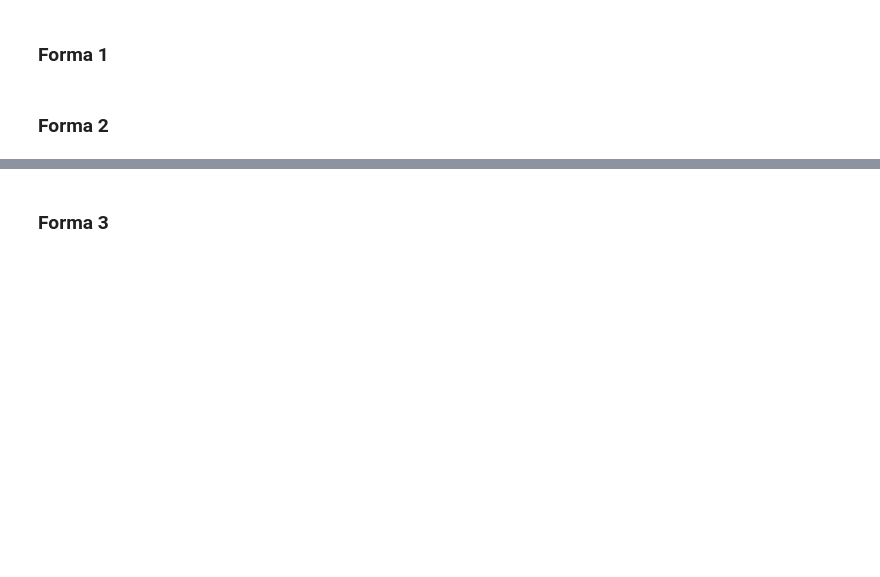
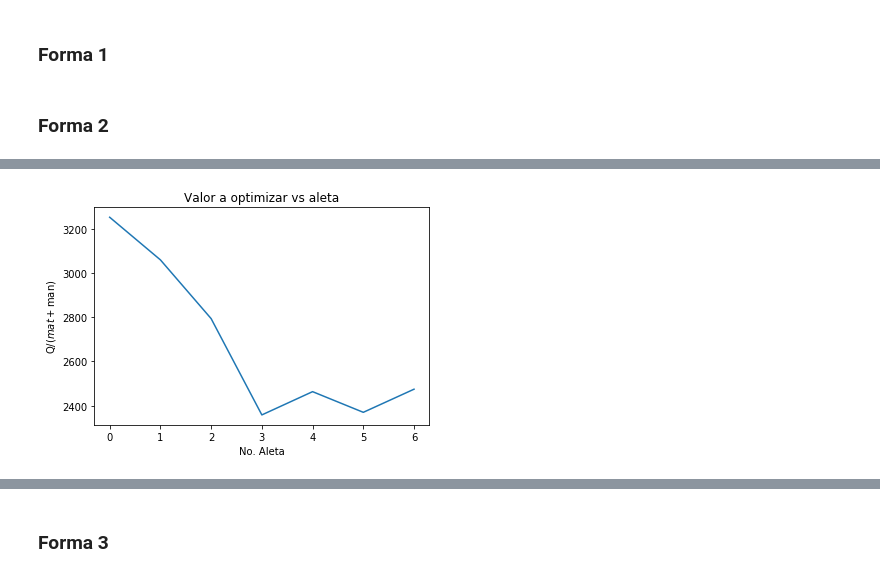
Before and after one commit to AndresFlorez-Git/Proyectos_Transferencia_de_Calor, a Jupyter notebook: Proyecto_1.ipynb, the cells around one changed output, grey strips where cells are left out. Saved outputs shown, nothing was run; the diff lists cells and outputs as text; code cells hidden in the pictures; blank space fills up the shorter version.

```diff
--- a/Proyecto_1.ipynb
+++ b/Proyecto_1.ipynb
@@ -39,18 +39,25 @@ warnings.filterwarnings("ignore")
 
 
 # Sección de parámetros de entrada
+h = 50.0
+k = 100.0
+
 B0 = 0.3
 Bn = 0.3
 L = 0.5
 l = 0.2
 b = 0.1
-hk = 0.5  # Parámetro h/k
+hk = h/k  # Parámetro h/k
 theta0 = 10.0
 thetan = 10.0
 
+
 # parámetros adicionales
+C_material = 1.0
+C_manufactura = 1.0
+
 x0 = L/3;
-N = 20   # Número de nodos
+N = 200   # Número de nodos
 
 x = np.linspace(0,L,N)
 delta = x[1]-x[0]
@@ -329,9 +336,12 @@ polo[0,0] = -theta0*beta[1]
 polo[N-3,0] = -thetan*alpha[N-2]
 
 Temp_theta = np.dot(np.linalg.inv(Atlas),polo)
+Temp_theta = np.insert(Temp_theta,0,theta0)
+Temp_theta = np.insert(Temp_theta,N-1,thetan)
 # %% [markdown]
 ### Forma 2
 # %%
+Area = np.zeros(N)
 B = np.zeros(N)
 dB = np.zeros(N)
 P = np.zeros(N)
@@ -343,36 +353,69 @@ gamma = np.zeros(N)
 Atlas = np.zeros((N-2,N-2))  # Matriz De coeficientes alpha, Beta, Gamma
 polo = np.zeros((N-2,1)) # Vector columna
 
-for i in range(0,N):
-    if i*delta <= x0:
-        B[i] = aletas[0][0](delta*i)
-        dB[i] = (aletas[0][0](delta*i+delta)-aletas[0][0](delta*i-delta))/(2*delta)
-    else:
-        B[i] = aletas[0][1](delta*i)
-        dB[i] = (aletas[0][1](delta*i+delta)-aletas[0][1](delta*i-delta))/(2*delta)
+optimizar = []
+
+for nn in range(0,len(aletas)):
+    for i in range(0,N):
+        if i*delta <= x0:
+            B[i] = aletas[nn][0](delta*i)
+            dB[i] = (aletas[nn][0](delta*i+delta)-aletas[nn][0](delta*i-delta))/(2*delta)
+        else:
+            B[i] = aletas[nn][1](delta*i)
+            dB[i] = (aletas[nn][1](delta*i+delta)-aletas[nn][1](delta*i-delta))/(2*delta)
 
 
-    P[i] = 2*(l+2*B[i])
-    alpha[i] = (l/delta)*dB[i]
-    beta[i] = (-l/delta)*dB[i]
-    gamma[i] = hk*P[i]
+        Area[i] = 2*l*B[i]
+        P[i] = 2*(l+2*B[i])
+        alpha[i] = (l/delta)*dB[i]
+        beta[i] = (-l/delta)*dB[i]
+        gamma[i] = hk*P[i]
 
-for i in range(0,N-2):
-    for j in range(0,N-2):
-        if (i == j) and (i!=0 and i!=N-3) :
-            Atlas[i,j-1] = beta[i+1]
-            Atlas[i,j+1] = alpha[i+1]
-        if (i == j):
-            Atlas[i,j] = -gamma[i+1]
-        if (i == j) and (i==0) :
-            Atlas[i,j+1] = alpha[i+1]
-        if (i == j) and (i==N-3) :
-            Atlas[i,j-1] = beta[i+1]
+    for i in range(0,N-2):
+        for j in range(0,N-2):
+            if (i == j) and (i!=0 and i!=N-3) :
+                Atlas[i,j-1] = beta[i+1]
+                Atlas[i,j+1] = alpha[i+1]
+            if (i == j):
+                Atlas[i,j] = -gamma[i+1]
+            if (i == j) and (i==0) :
+                Atlas[i,j+1] = alpha[i+1]
+            if (i == j) and (i==N-3) :
+                Atlas[i,j-1] = beta[i+1]
 
 
 
 
-polo[0,0] = -theta0*beta[1]
-polo[N-3,0] = -thetan*alpha[N-2]
+    polo[0,0] = -theta0*beta[1]
+    polo[N-3,0] = -thetan*alpha[N-2]
 
-Temp_theta = np.dot(np.linalg.inv(Atlas),polo)
+    Temp_theta = np.dot(np.linalg.inv(Atlas),polo)
+    Temp_theta = np.insert(Temp_theta,0,theta0)
+    Temp_theta = np.insert(Temp_theta,N-1,thetan)
+    Q = sum(delta*Temp_theta*P)*h
+    Valor_Material = C_material*max(Area)*L
+    Vol_Removido = sum(delta*(max(Area)-Area))
+    Valor_manufactura = C_manufactura*Vol_Removido
+    optimizar.append( Q/(Valor_Material+Valor_manufactura))
+plt.figure()
+plt.plot(optimizar)
+plt.title('Valor a optimizar vs aleta')
+plt.ylabel('Q/($mat + $man)')
+plt.xlabel('No. Aleta')
+
+mejor_aleta = np.where(optimizar==max(optimizar))[0][0]
+print('La mejor aleta es la No. ',mejor_aleta, 'y corresponde a:')
+plt.figure(figsize=(10,10))
+plt.plot(xi,aletas[mejor_aleta][0](xi),c = 'blue',label='{}'.format(aletas[mejor_aleta][0]))
+plt.plot(xd,aletas[mejor_aleta][1](xd),c = 'red',label='{}'.format(aletas[mejor_aleta][1]))
+plt.plot(xi,-aletas[mejor_aleta][0](xi),c = 'blue')
+plt.plot(xd,-aletas[mejor_aleta][1](xd),c = 'red')
+plt.plot(x,bb,ls ='--',c = 'gray')
+plt.plot(x,-bb,ls ='--',c= 'gray')
+plt.scatter(x0,b/2,c = 'green',label='x_0 = {}'.format(x0))
+plt.scatter(x0,-b/2,c= 'green')
+plt.title('Mejor Aleta')
+plt.xlabel('X, L ={}'.format(L))
+plt.ylabel('Y, B0 = {}'.format(B0))
+plt.legend()
+# %% [output]
@@ -378,0 +424 @@ Temp_theta = np.dot(np.linalg.inv(Atlas),polo)
+[figure, added]
```
Also changed, not shown: parts of 3 cells of this notebook.
